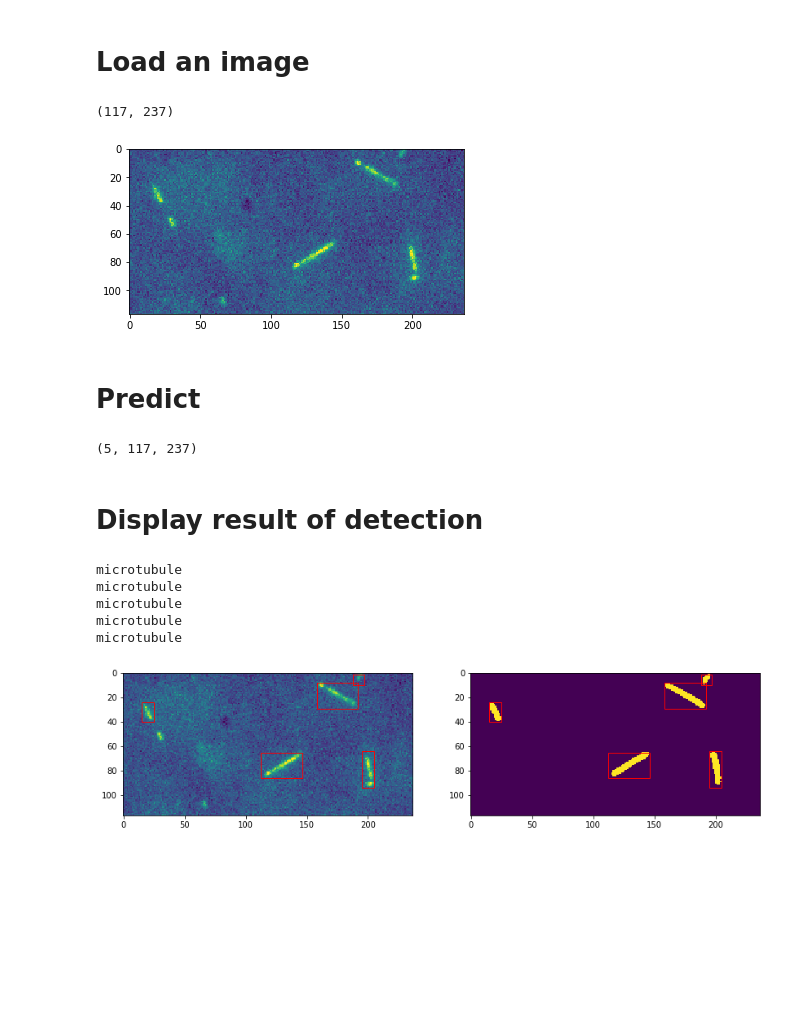
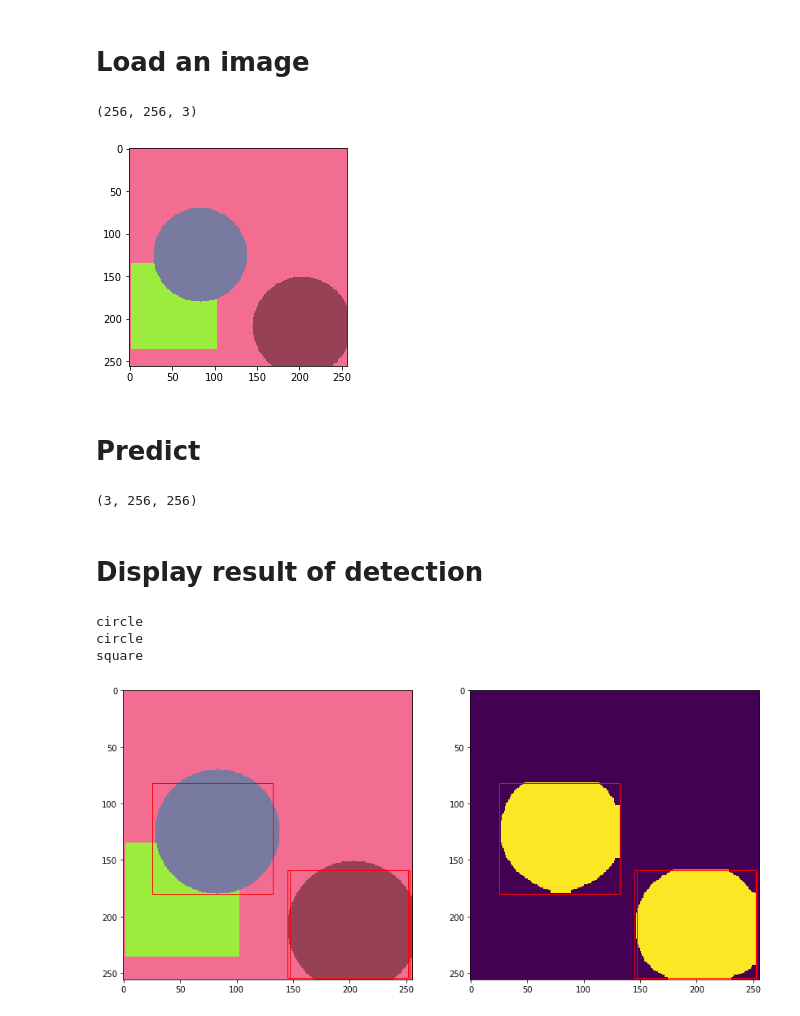
Before and after one commit to hadim/maskflow, a Jupyter notebook: notebooks/4_Inference.ipynb, the cells around one changed output. Saved outputs shown, nothing was run; the diff lists cells and outputs as text; code cells hidden in the pictures; blank space fills up the shorter version.

```diff
--- a/notebooks/4_Inference.ipynb
+++ b/notebooks/4_Inference.ipynb
@@ -11,45 +11,47 @@ import sys
 sys.path.append("../")
 import maskflow
 
-root_dir = Path("/home/hadim/.data/Neural_Network/Maskflow/Microtubule")
+root_dir = Path("/home/hadim/.data/Neural_Network/Maskflow/Shapes")
 saved_model_dir = root_dir / "SavedModel"
 
-model_location = saved_model_dir / "microtubule-v0.2.zip"
-#model_location = saved_model_dir / "microtubule-v0.2"
+model_name = "microtubule-v0.2.zip"
+model_name = "small_training.zip"
+
+model_location = saved_model_dir / model_name
 # %% [output]
 Using TensorFlow backend.
 # %% [markdown]
 # Load an image
 # %%
 data_dir = root_dir / "Data"
-data_dir = Path("/home/hadim/Documents/Code/Postdoc/ij/testdata/")
+#data_dir = Path("/home/hadim/Documents/Code/Postdoc/ij/testdata/")
 
 image_path = data_dir / "fake-flat-corrected.tif"
 image_path = data_dir / "7,5uM_emccd_lapse1-small-8bit-Single.tif"
 #image_path = data_dir / "test-tracking-single.tif"
 #image_path = data_dir / "test-tracking.tif"
 
-#image_path = data_dir / "Image" / "toy_0064.tif"
+image_path = data_dir / "Image" / "toy_0009.tif"
 
 original_images = tifffile.imread(str(image_path))
 #original_images = original_images[:, :, 0]
 
 if len(original_images.shape) == 2 or original_images.shape[-1] == 3:
     original_images = np.expand_dims(original_images, 0)
 
 original_image = original_images[0]
 plt.imshow(original_image)
 original_image.shape
 # %% [output]
-(117, 237)
+(256, 256, 3)
-[figure, old version]
+[figure, new version]
 # %% [markdown]
 # Predict
 # %%
 config, results = maskflow.inference(original_image, model_location)
 results["masks"].shape
 # %% [output]
-(5, 117, 237)
+(3, 256, 256)
 # %% [markdown]
 # Display result of detection
 # %%
@@ -73,9 +75,7 @@ for i, roi in enumerate(results["rois"]):
     class_name = config["CLASS_NAMES"][class_index]
     print(class_name)
 # %% [output]
-microtubule
-microtubule
-microtubule
-microtubule
-microtubule
+circle
+circle
+square
-[figure, old version]
+[figure, new version]
```
Also changed, not shown: 14 other files.
